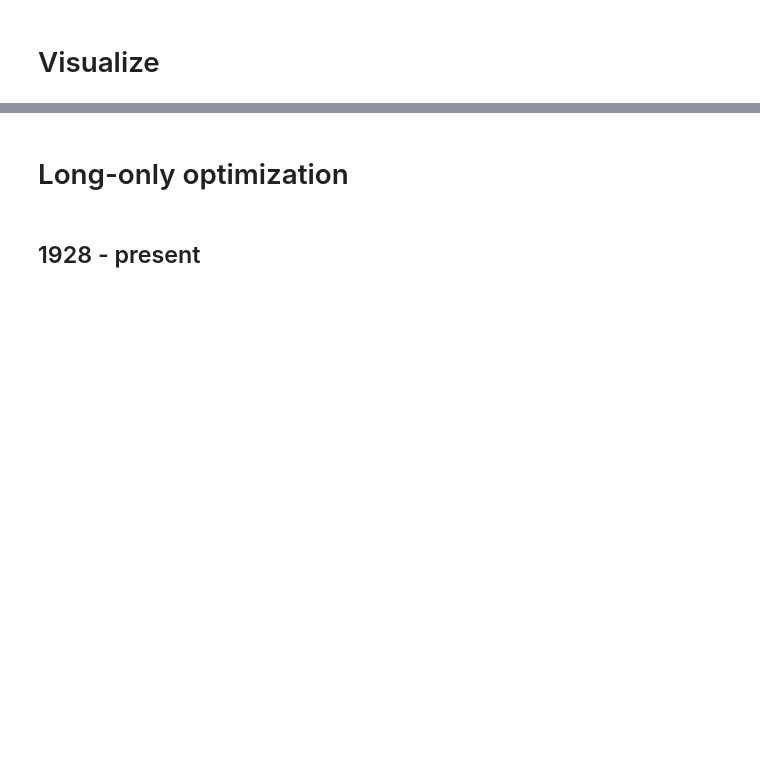
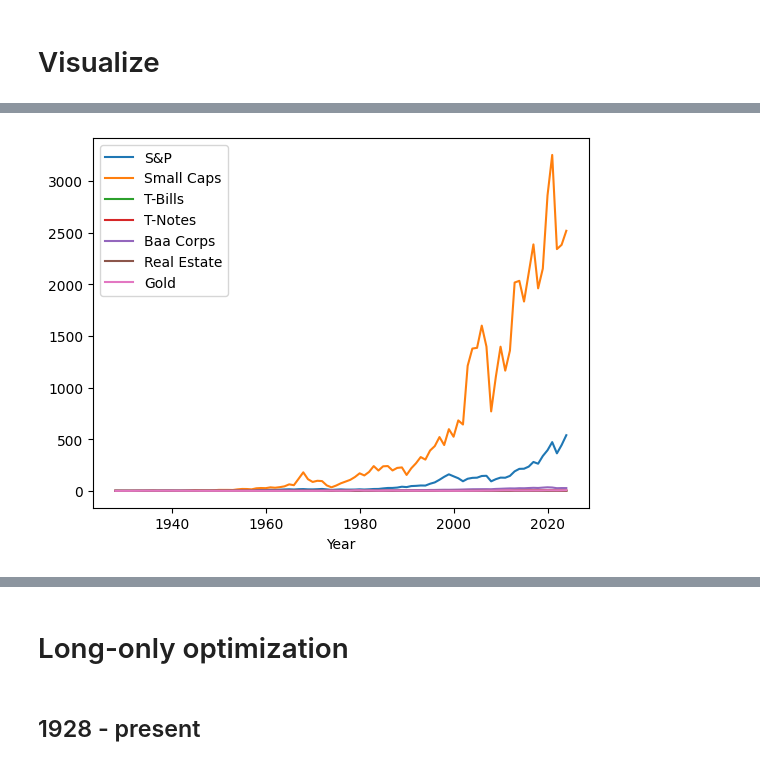
Before and after one commit to druce/portfolio_optimization, a Jupyter notebook: Portfolio optimization.ipynb, the cells around one changed output, grey strips where cells are left out. Cells and saved outputs as stored; diff of their text form; code cells hidden in the pictures; blank space fills up the shorter version.

```diff
--- a/Portfolio optimization.ipynb
+++ b/Portfolio optimization.ipynb
@@ -76,16 +456,17 @@ download_df
 # %%
-# download GDP for correlation matrix
-series = ['GDPCA']
+# Download GDP data from FRED
+gdp_download = fetch_with_retry(
+    lambda: pdr.data.DataReader(['GDPCA'], 'fred', start='1926-12-31')
+)
 
-gdp_download = pdr.data.DataReader(series,
-                                   'fred',
-                                   start='1926-12-31')
 gdp_download.reset_index(inplace=True)
 gdp_download.set_index(pd.DatetimeIndex(gdp_download['DATE']).year, inplace=True)
 gdp_download['GDP'] = gdp_download['GDPCA'].pct_change()
-# https://fortunly.com/statistics/us-gdp-by-year-guide/#gref
-gdp_download.loc[1928, 'GDP'] = 0.0110
-gdp_download.loc[1929, 'GDP'] = 0.0652
+
+# Fill in manual GDP data for early years
+for year, value in MANUAL_GDP_DATA.items():
+    gdp_download.loc[year, 'GDP'] = value
+
 gdp_download.sort_index(inplace=True)
 gdp_download.to_csv('gdp_fred.csv')
 
@@ -95,0 +489,5 @@ real_data_df.columns
+# %%
+# Preview columns
+print("Available columns:")
+for col in download_df.columns:
+    print(f"  {col}")
@@ -155,9 +598,9 @@ sns.heatmap(real_data_df.corr(), annot=True, fmt=".02f", cmap=my_cmap);
 # %%
-# drop CPI, GDP which are not assets
+# Drop CPI and GDP - these are not investable assets
 try:
     real_data_df.drop(labels=['CPI', 'GDP'], axis=1, inplace=True)
-except:
-    pass
+except KeyError:
+    pass  # Already dropped
 
 df = real_data_df.copy()
 df.head()
@@ -170,11 +620,9 @@ sns.heatmap(df.corr(), annot=True, fmt=".02f", cmap=my_cmap);
 # %%
-# plot historical cumulative growth
-df2 = df.copy()
-for col in df2.columns:
-    df2[col]+= 1
-    df2[col] = df2[col].cumprod()
-
-df2.plot.line();
+# Plot historical cumulative growth
+df_cumulative = (1 + df.copy()).cumprod()
+df_cumulative.plot.line();
+# %% [output]
+[figure, added]
 # %%
 # plot historical cumulative growth since 1970
 df2 = df.copy().loc[1970:]
```
Also changed, not shown: parts of 86 cells of this notebook, 1 other file.
